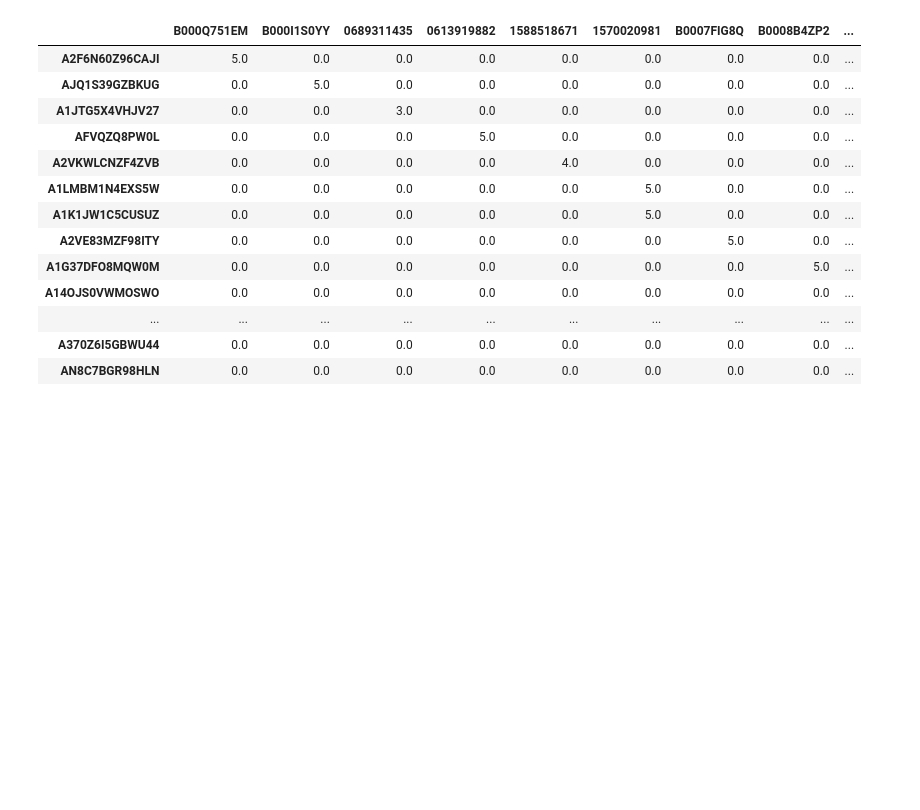
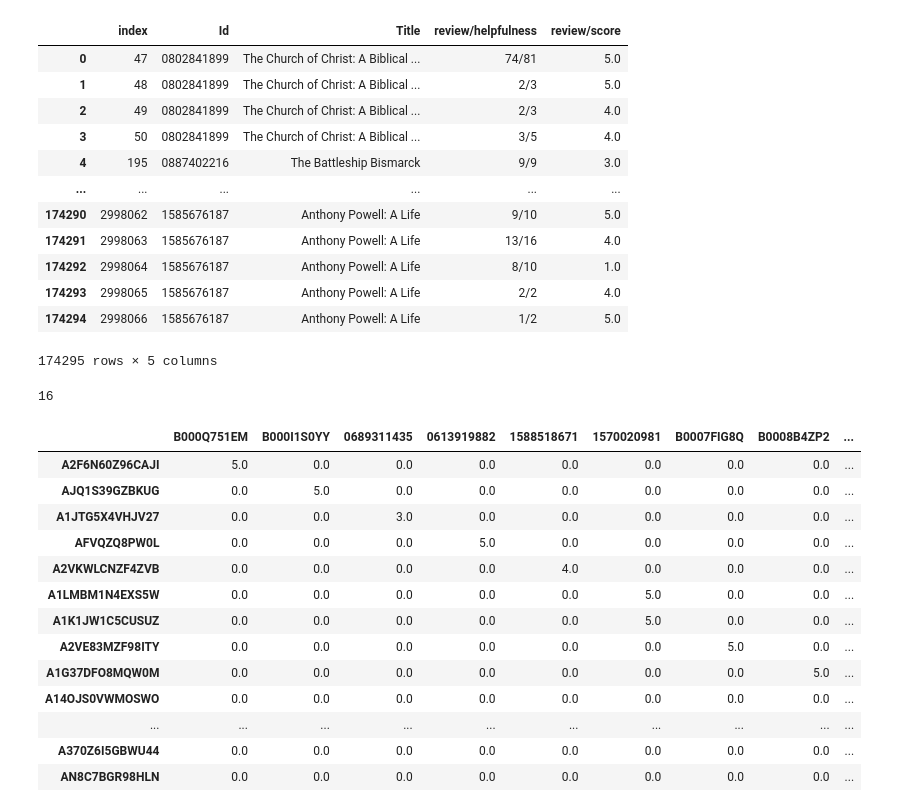
Before and after one commit to jinks145/pj_fireteam-108c, a Jupyter notebook: Preprocessing Book Data.ipynb, the cells around one changed output. Saved outputs shown, nothing was run; the diff lists cells and outputs as text; code cells hidden in the pictures; blank space fills up the shorter version.

```diff
--- a/Preprocessing Book Data.ipynb
+++ b/Preprocessing Book Data.ipynb
@@ -13,4 +13,8 @@ import json
 from tqdm import tqdm
 from collections import defaultdict
 np.set_printoptions(threshold=20)
+# %%
+from dbconnect import initialize_connection
+
+connection = initialize_connection()
 # %%
@@ -18,2 +22,17 @@ df = pd.read_csv("Books_rating.csv")
 # %%
-df_book = pd.read_csv("books_data.csv")
+books_ratings = pd.read_sql_table("books_rating", con=connection)
+books_ratings
+# %% [output]
+|  | index | Id | Title | review/helpfulness | review/score |
+| 0 | 47 | 0802841899 | The Church of Christ: A Biblical ... | 74/81 | 5.0 |
+| 1 | 48 | 0802841899 | The Church of Christ: A Biblical ... | 2/3 | 5.0 |
+| 2 | 49 | 0802841899 | The Church of Christ: A Biblical ... | 2/3 | 4.0 |
+| 3 | 50 | 0802841899 | The Church of Christ: A Biblical ... | 3/5 | 4.0 |
+| 4 | 195 | 0887402216 | The Battleship Bismarck | 9/9 | 3.0 |
+| ... | ... | ... | ... | ... | ... |
+| 174290 | 2998062 | 1585676187 | Anthony Powell: A Life | 9/10 | 5.0 |
+| 174291 | 2998063 | 1585676187 | Anthony Powell: A Life | 13/16 | 4.0 |
+| 174292 | 2998064 | 1585676187 | Anthony Powell: A Life | 8/10 | 1.0 |
+| 174293 | 2998065 | 1585676187 | Anthony Powell: A Life | 2/2 | 4.0 |
+| 174294 | 2998066 | 1585676187 | Anthony Powell: A Life | 1/2 | 5.0 |
+174295 rows × 5 columns
@@ -24,7 +45,9 @@ df_book = pd.read_csv("books_data.csv")
 
 #books_data_cleaned
 
-category_array = df_book['categories'].unique()
+category_array = reviewed_books['final_genre'].unique()
 
-category_array.size
+category_array.shape[0]
 #print('\n'.join(category_array.values))
+# %% [output]
+16
```
Also changed, not shown: parts of 9 cells of this notebook.
